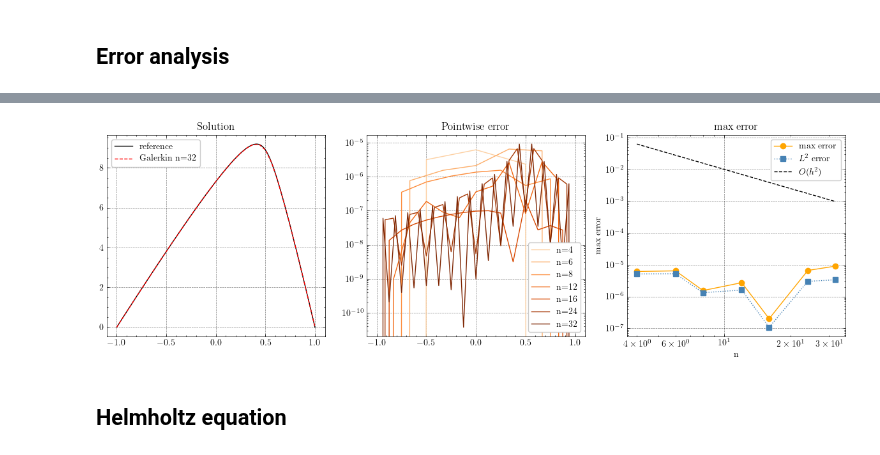
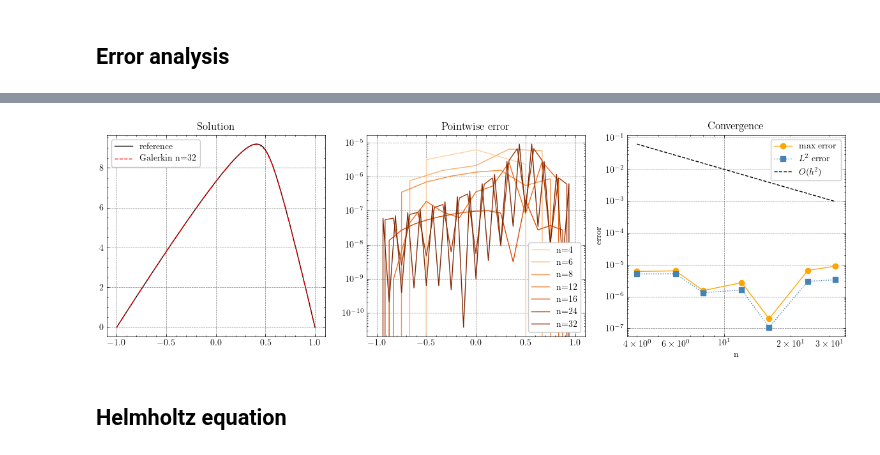
Before and after one commit to kilianroeth/galerkin-methods, a Jupyter notebook: galerkin-test.ipynb, the cells around one changed output, grey strips where cells are left out. Saved outputs shown, nothing was run; the diff lists cells and outputs as text; code cells hidden in the pictures.

```diff
--- a/galerkin-test.ipynb
+++ b/galerkin-test.ipynb
@@ -481,36 +481,36 @@ for n in n_vals:
 fig, axes = plt.subplots(1, 3, figsize=(12, 4))
 
 colors = plt.cm.Oranges(np.linspace(0.25, 1, len(n_vals)))
 
 # Left: solution for largest n
 n = n_vals[-1]
 nodes = np.linspace(-1, 1, n+1)
 u_ref_fine = np.interp(x_fine, nodes_ref, u_ref)
 axes[0].plot(x_fine, u_ref_fine, 'k-', label='reference')
 axes[0].plot(nodes, u_nums[-1], '--', label=f'Galerkin n={n}', color="red")
 axes[0].legend()
 axes[0].set_title('Solution')
 
 # Right: pointwise error for each n
 for i, n in enumerate(n_vals):
     nodes = np.linspace(-1, 1, n+1)
     axes[1].plot(nodes, errors[i], label=f'n={n}', color=colors[i])
 axes[1].legend()
 axes[1].set_yscale("log")
 axes[1].set_title('Pointwise error')
 
 axes[2].loglog(n_vals, max_error, 'o-', color='orange', label='max error')
 axes[2].loglog(n_vals, l2_errors, 's:', color='steelblue', label='$L^2$ error')
 axes[2].loglog(n_vals, 1/np.array(n_vals)**2, 'k--', label='$O(h^2)$')
 axes[2].set_xlabel('n')
-axes[2].set_ylabel('max error')
+axes[2].set_ylabel('error')
 axes[2].legend()
-axes[2].set_title('max error')
+axes[2].set_title('Convergence')
 
 plt.tight_layout()
 plt.show()
 # %% [output]
-[figure, old version]
+[figure, new version]
 # %% [markdown]
 ## Helmholtz equation
 # %% [markdown]
```
Also changed, not shown: parts of 8 cells of this notebook, 6 other files.
